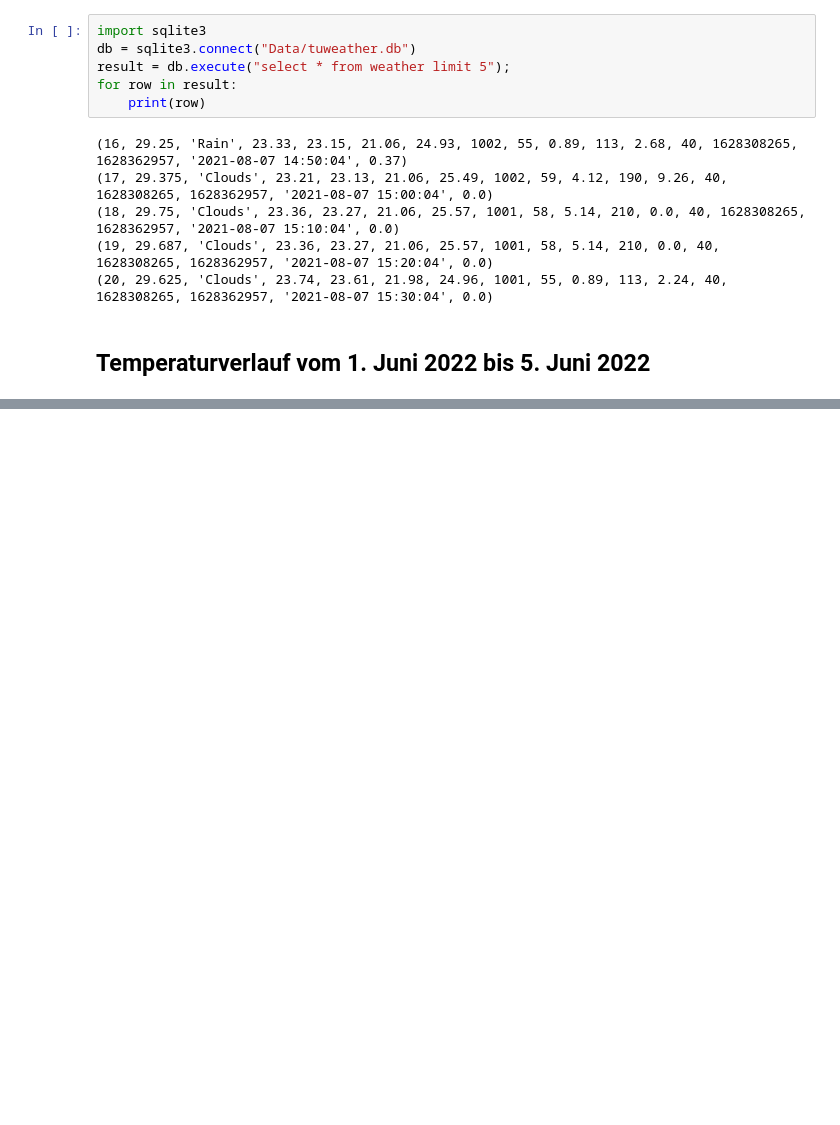
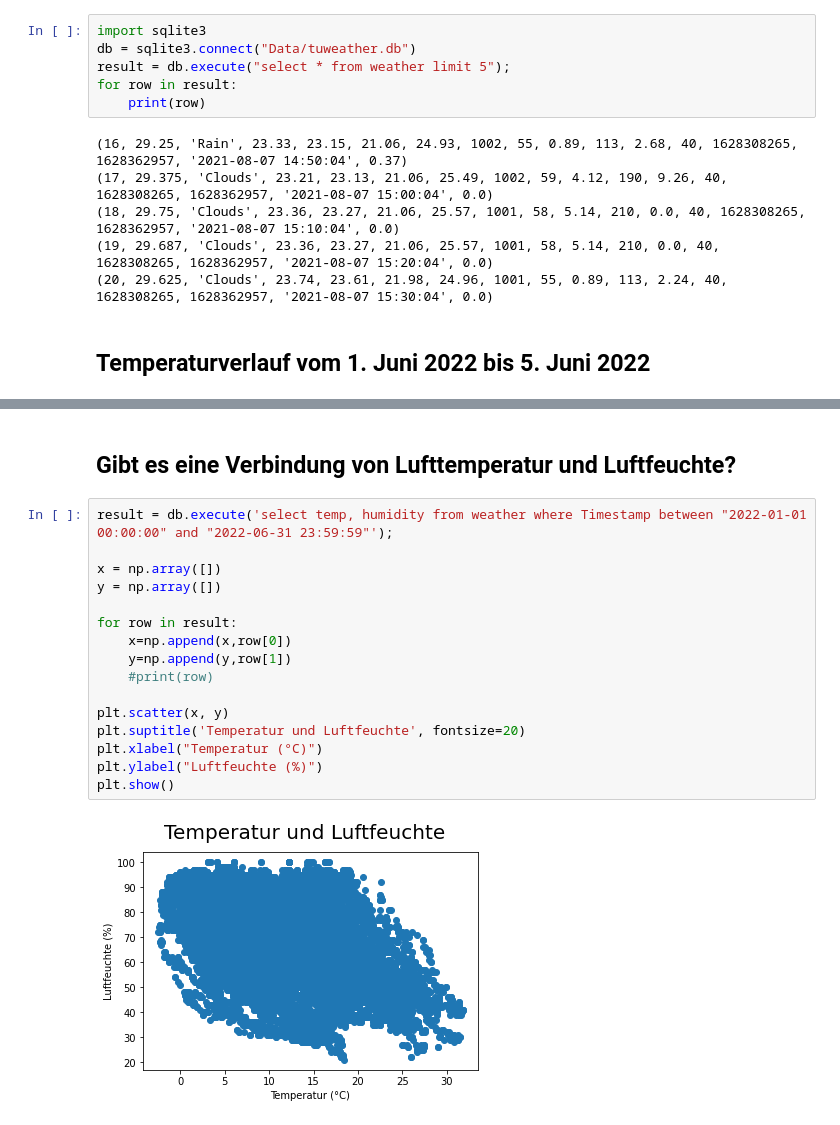
Before and after one commit to jtuttas/datenanalyse, a Jupyter notebook: weather.ipynb, the cells around one changed output, grey strips where cells are left out. Saved outputs shown, nothing was run; the diff lists cells and outputs as text; blank space fills up the shorter version.

```diff
--- a/weather.ipynb
+++ b/weather.ipynb
@@ -44,0 +65,20 @@ plt.gcf().autofmt_xdate()
+# %% [markdown]
+## Gibt es eine Verbindung von Lufttemperatur und Luftfeuchte?
+# %%
+result = db.execute('select temp, humidity from weather where Timestamp between "2022-01-01 00:00:00" and "2022-06-31 23:59:59"');
+
+x = np.array([])
+y = np.array([])
+
+for row in result:
+    x=np.append(x,row[0])
+    y=np.append(y,row[1])
+    #print(row)
+
+plt.scatter(x, y)
+plt.suptitle('Temperatur und Luftfeuchte', fontsize=20)
+plt.xlabel("Temperatur (°C)")
+plt.ylabel("Luftfeuchte (%)")
+plt.show()
+# %% [output]
+[figure, added]
```
Also changed, not shown: parts of 7 cells of this notebook.
